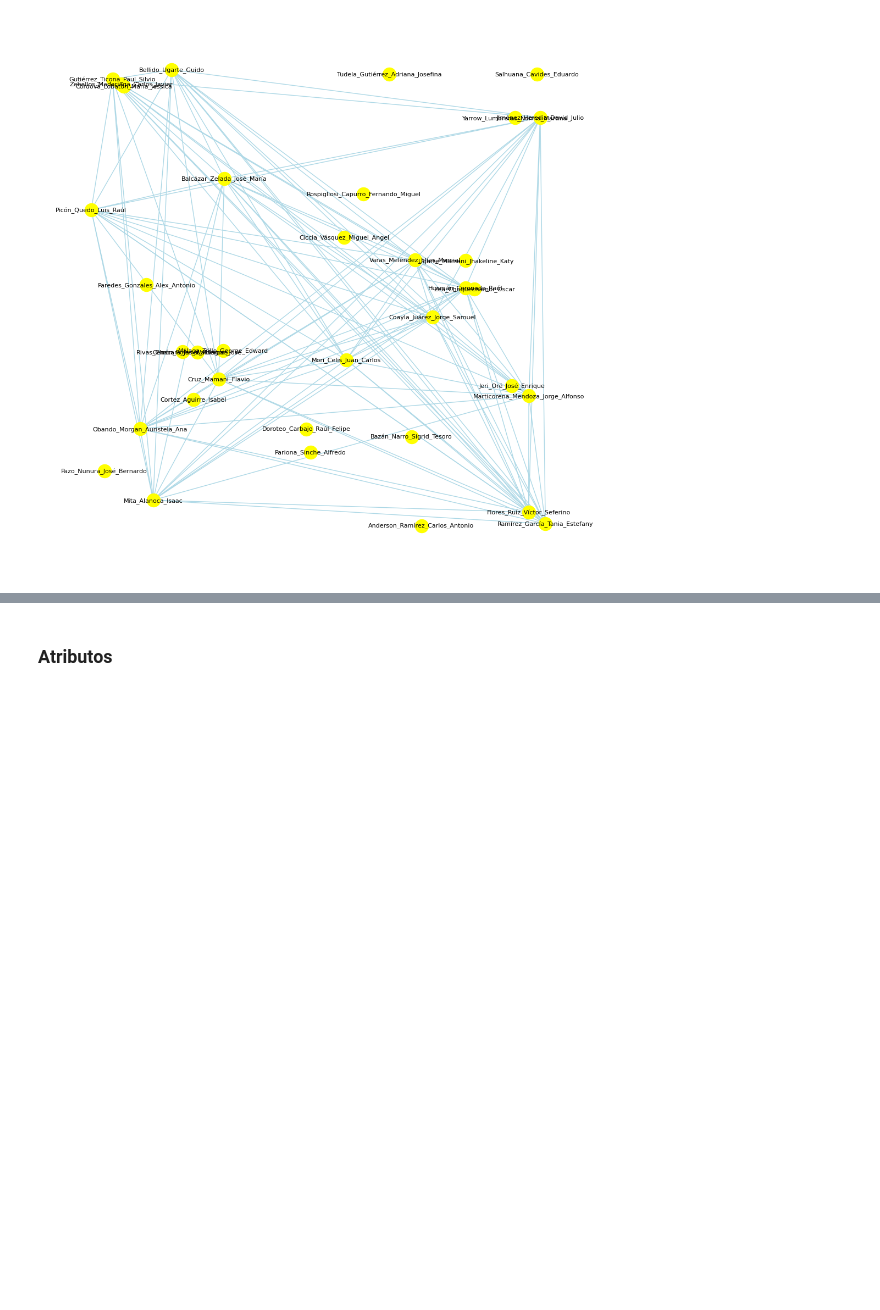
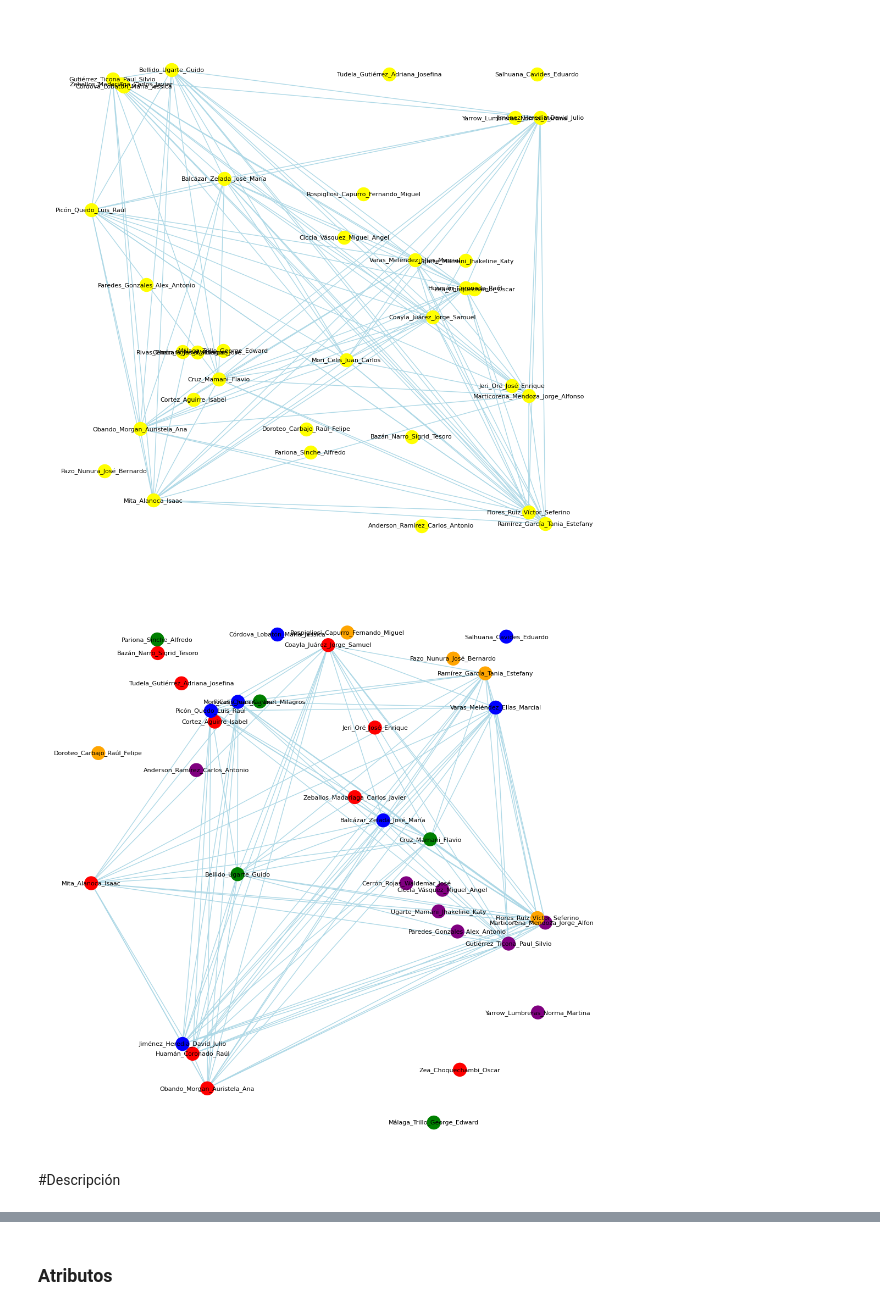
Before and after one commit to MichaelEncalada/networks, a Jupyter notebook: Tarea 3.ipynb, the cells around one changed output, grey strips where cells are left out. Cells and saved outputs as stored; diff of their text form; code cells hidden in the pictures; blank space fills up the shorter version.

```diff
--- a/Tarea 3.ipynb
+++ b/Tarea 3.ipynb
@@ -157,3 +157,47 @@ nx.draw_random(contras,
 plt.show()
 # %% [output]
 [figure]
+# %%
+import matplotlib.pyplot as plt
+import networkx as nx
+
+# Lista de partidos y sus colores correspondientes
+partidos_contra = {
+    'RENOVACIÓN POPULAR': 'red',
+    'BANCADA SOCIALISTA': 'orange',
+    'BLOQUE DEMOCRÁTICO POPULAR': 'green',
+    'SOMOS PERÚ': 'blue',
+    'AVANZA PAÍS - PARTIDO DE INTEGRACIÓN SOCIAL': 'purple'
+}
+
+# Filtrar nodos cuyos atributos 'party' están en la lista de partidos
+nodos_filtrados = [n for n, attr in EliteNet.nodes(data=True) if attr.get('party') in partidos_contra.keys()]
+
+# Crear un subgrafo con los nodos filtrados
+subgrafo = EliteNet.subgraph(nodos_filtrados)
+
+# Asignar colores a los nodos según su partido
+node_colors = []
+for n in subgrafo.nodes(data=True):
+    party = n[1]['party']
+    if party in partidos_contra:
+        node_colors.append(partidos_contra[party])  # Color correspondiente al partido
+    else:
+        node_colors.append('gray')  # Color para otros nodos si es necesario
+
+# Configura el tamaño del gráfico
+plt.figure(figsize=(10, 10))
+
+# Dibuja el subgrafo con los nodos filtrados y colores específicos
+nx.draw_random(subgrafo,
+               node_color=node_colors,
+               edge_color='lightblue',
+               with_labels=True,
+               font_size=8)
+
+# Mostrar el gráfico
+plt.show()
+# %% [output]
+[figure, added]
+# %% [markdown]
+#Descripción
```
Also changed, not shown: parts of 1 cell of this notebook, 1 other file.
